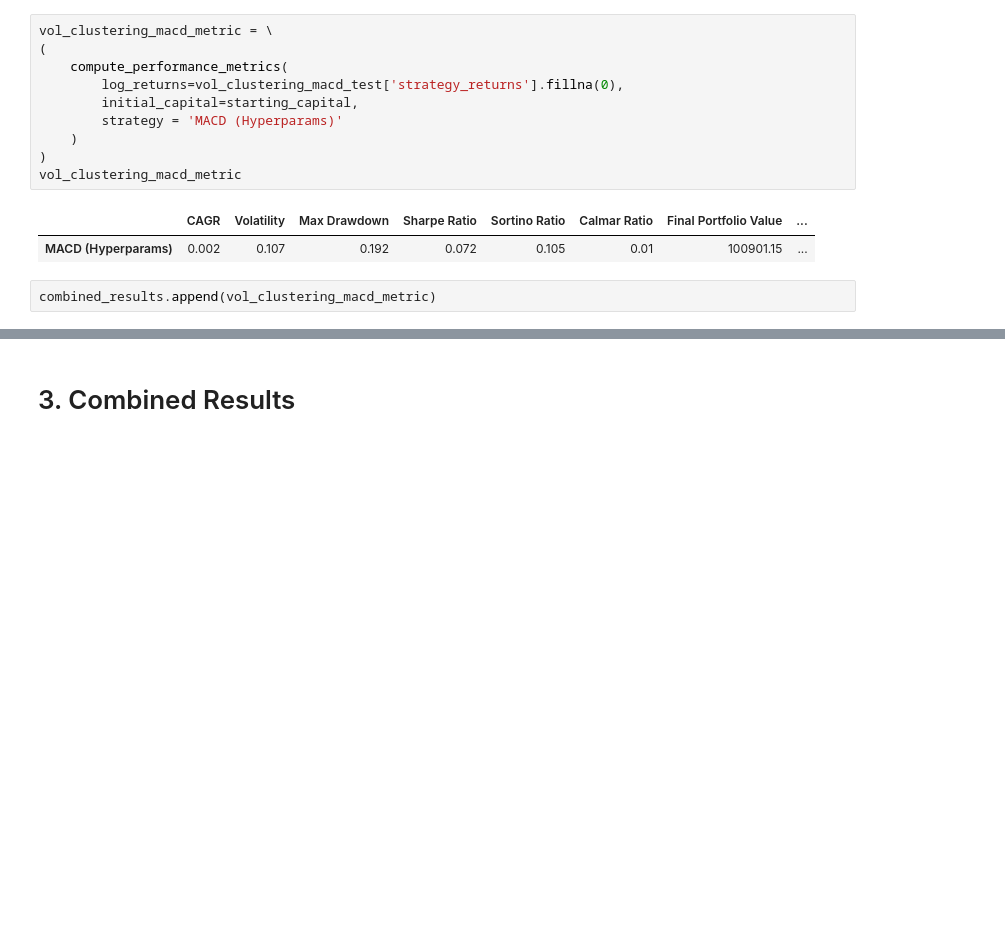
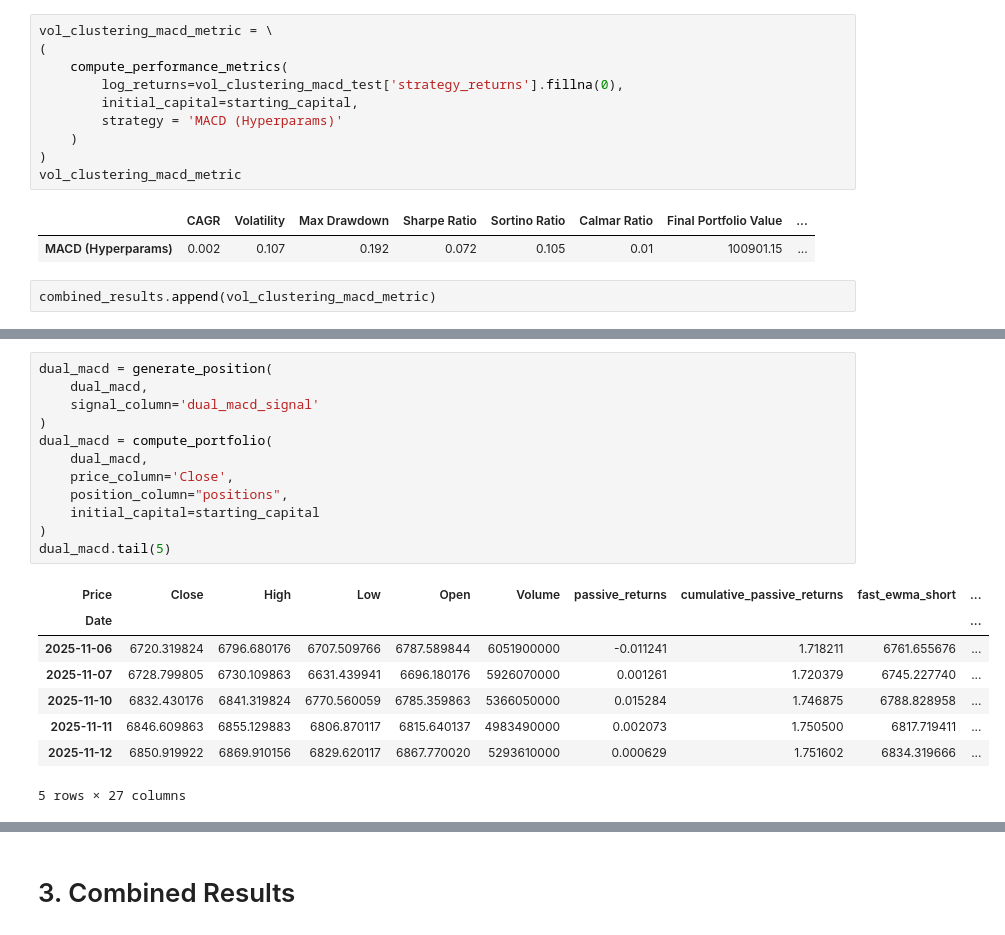
Before and after one commit to njh18/qf627-project, a Jupyter notebook: QF627_group_9_combined.ipynb, the cells around one changed output, grey strips where cells are left out. Cells and saved outputs as stored; diff of their text form; blank space fills up the shorter version.

```diff
--- a/QF627_group_9_combined.ipynb
+++ b/QF627_group_9_combined.ipynb
@@ -666,0 +766,21 @@ combined_results.append(vol_clustering_macd_metric)
+# %%
+dual_macd = generate_position(
+    dual_macd,
+    signal_column='dual_macd_signal'
+)
+dual_macd = compute_portfolio(
+    dual_macd,
+    price_column='Close',
+    position_column="positions",
+    initial_capital=starting_capital
+)
+dual_macd.tail(5)
+# %% [output]
+| Price | Close | High | Low | Open | Volume | passive_returns | cumulative_passive_returns | fast_ewma_short | ... |
+| Date |  |  |  |  |  |  |  |  | ... |
+| 2025-11-06 | 6720.319824 | 6796.680176 | 6707.509766 | 6787.589844 | 6051900000 | -0.011241 | 1.718211 | 6761.655676 | ... |
+| 2025-11-07 | 6728.799805 | 6730.109863 | 6631.439941 | 6696.180176 | 5926070000 | 0.001261 | 1.720379 | 6745.227740 | ... |
+| 2025-11-10 | 6832.430176 | 6841.319824 | 6770.560059 | 6785.359863 | 5366050000 | 0.015284 | 1.746875 | 6788.828958 | ... |
+| 2025-11-11 | 6846.609863 | 6855.129883 | 6806.870117 | 6815.640137 | 4983490000 | 0.002073 | 1.750500 | 6817.719411 | ... |
+| 2025-11-12 | 6850.919922 | 6869.910156 | 6829.620117 | 6867.770020 | 5293610000 | 0.000629 | 1.751602 | 6834.319666 | ... |
+5 rows × 27 columns
```
Also changed, not shown: parts of 19 cells of this notebook, 3 other files.
